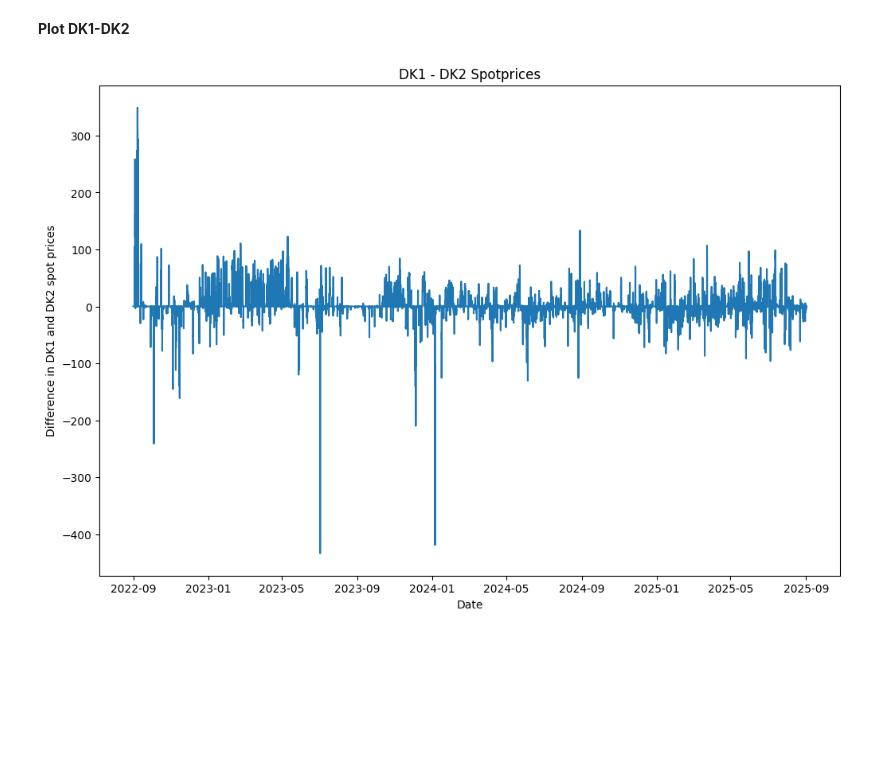
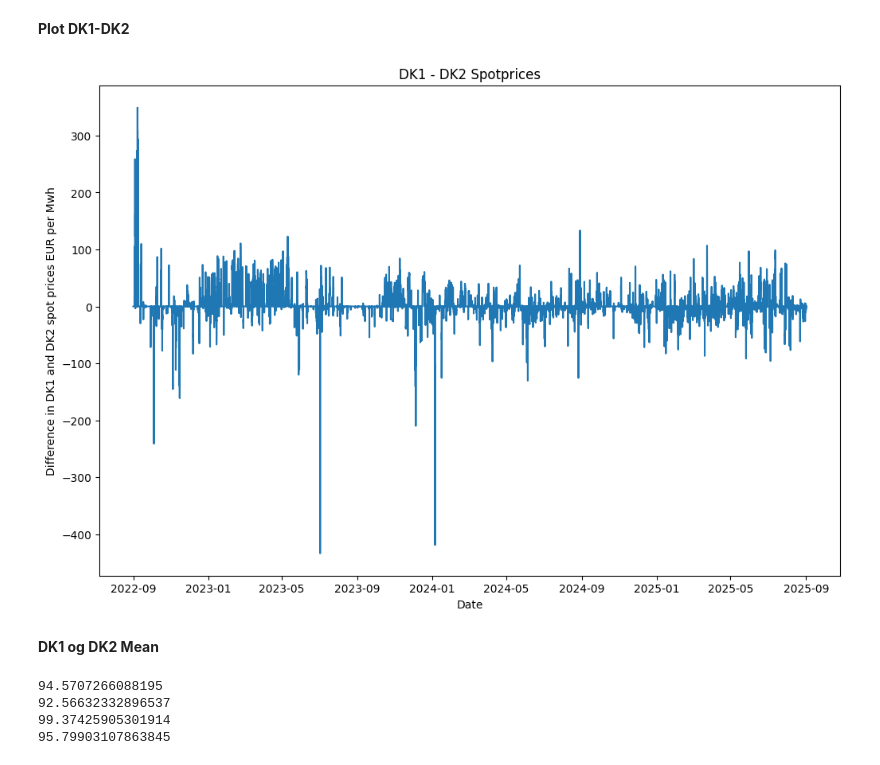
Before and after one commit to Hjavis/spot, a Jupyter notebook: book.ipynb, the cells around one changed output. Saved outputs shown, nothing was run; the diff lists cells and outputs as text; code cells hidden in the pictures; blank space fills up the shorter version.

```diff
--- a/book.ipynb
+++ b/book.ipynb
@@ -4,4 +4,13 @@ import numpy as np
 import matplotlib.pyplot as plt
 
 df = pd.read_csv('../df.csv')
+df['HourUTC'] = pd.to_datetime(df['HourUTC'])
+#typecast til floats
+numeric_cols = ['SpotPriceEUR',
+                'Forecast1Hour_Offshore Wind', 'Forecast1Hour_Onshore Wind', 'Forecast1Hour_Solar',
+                'Forecast5Hour_Offshore Wind', 'Forecast5Hour_Onshore Wind', 'Forecast5Hour_Solar',
+                'ForecastDayAhead_Offshore Wind', 'ForecastDayAhead_Onshore Wind', 'ForecastDayAhead_Solar',
+                'ForecastIntraday_Offshore Wind', 'ForecastIntraday_Onshore Wind', 'ForecastIntraday_Solar']
+
+df[numeric_cols] = df[numeric_cols].astype(float)
 # %%
@@ -83,14 +91,27 @@ plt.show()
 # %%
 DK1 = df[df['PriceArea'] == 'DK1'][['HourUTC', 'SpotPriceEUR']].reset_index()
 DK2 = df[df['PriceArea'] == 'DK2'][['HourUTC', 'SpotPriceEUR']].reset_index()
 dif_series = DK1['SpotPriceEUR'] - DK2['SpotPriceEUR']
 
 
 plt.figure(figsize=(12,8))
 plt.plot(DK1['HourUTC'], dif_series)
 plt.xlabel('Date')
-plt.ylabel('Difference in DK1 and DK2 spot prices')
+plt.ylabel('Difference in DK1 and DK2 spot prices EUR per Mwh')
 plt.title('DK1 - DK2 Spotprices')
 plt.show()
 # %% [output]
-[figure, old version]
+[figure, new version]
+# %% [markdown]
+**DK1 og DK2 Mean**
+# %%
+print(DK1['SpotPriceEUR'].mean())
+print(DK2['SpotPriceEUR'].mean())
+
+print(DK1[DK1['SpotPriceEUR'] > 0]['SpotPriceEUR'].mean())
+print(DK2[DK2['SpotPriceEUR'] > 0]['SpotPriceEUR'].mean())
+# %% [output]
+94.5707266088195
+92.56632332896537
+99.37425905301914
+95.79903107863845
```
Also changed, not shown: parts of 8 cells of this notebook.
